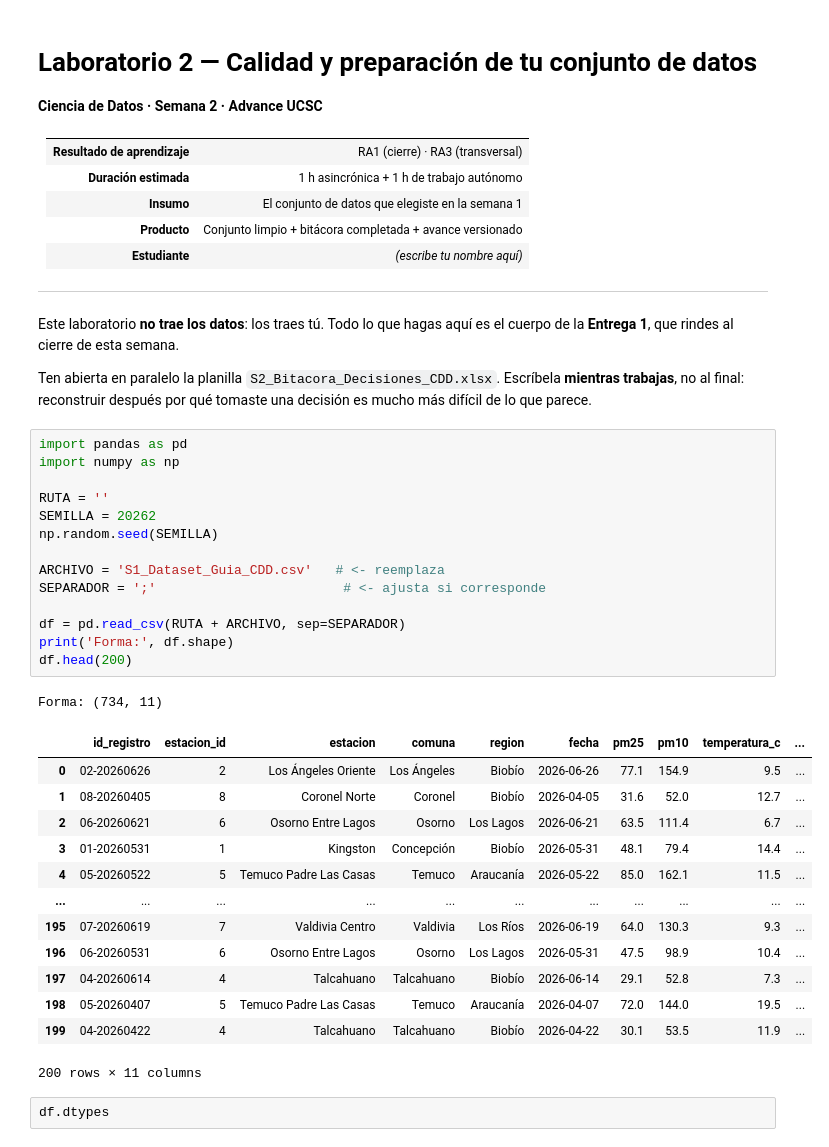
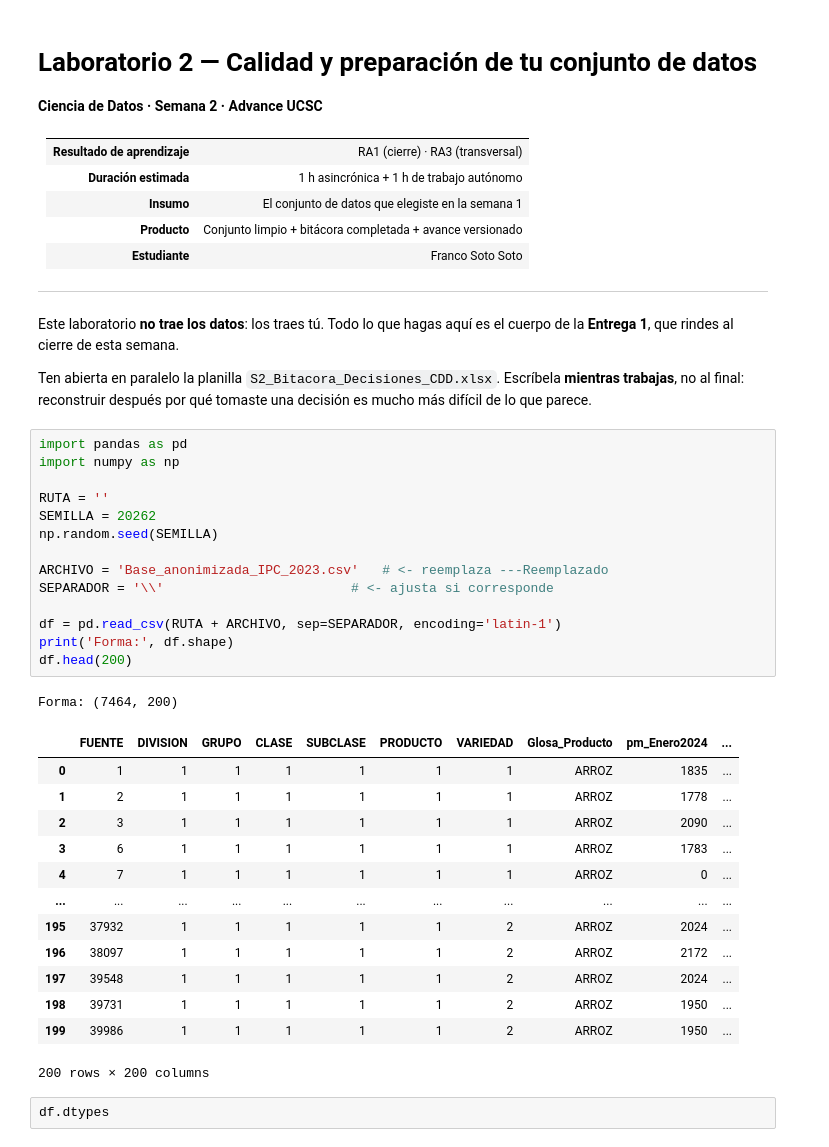
Before and after one commit to frandresst-wq/Proyecto-de-Ciencia-de-Datos, a Jupyter notebook: S2_Notebook_Laboratorio_CDD_Soto_Franco.ipynb, the cells around one changed output. Saved outputs shown, nothing was run; the diff lists cells and outputs as text.

Commit message:
Carga de archivo, modificación de separador y se agrega encoding='latin-1'

```diff
--- a/S2_Notebook_Laboratorio_CDD_Soto_Franco.ipynb
+++ b/S2_Notebook_Laboratorio_CDD_Soto_Franco.ipynb
@@ -10,7 +10,7 @@
 | **Duración estimada** | 1 h asincrónica + 1 h de trabajo autónomo |
 | **Insumo** | El conjunto de datos que elegiste en la semana 1 |
 | **Producto** | Conjunto limpio + bitácora completada + avance versionado |
-| **Estudiante** | _(escribe tu nombre aquí)_ |
+| **Estudiante** | Franco Soto Soto |
 
 ---
 
@@ -20,32 +20,32 @@ Ten abierta en paralelo la planilla `S2_Bitacora_Decisiones_CDD.xlsx`. Escríbel
 # %%
 import pandas as pd
 import numpy as np
 
 RUTA = ''
 SEMILLA = 20262
 np.random.seed(SEMILLA)
 
-ARCHIVO = 'S1_Dataset_Guia_CDD.csv'   # <- reemplaza
-SEPARADOR = ';'                        # <- ajusta si corresponde
+ARCHIVO = 'Base_anonimizada_IPC_2023.csv'   # <- reemplaza ---Reemplazado
+SEPARADOR = '\\'                        # <- ajusta si corresponde
 
-df = pd.read_csv(RUTA + ARCHIVO, sep=SEPARADOR)
+df = pd.read_csv(RUTA + ARCHIVO, sep=SEPARADOR, encoding='latin-1')
 print('Forma:', df.shape)
 df.head(200)
 # %% [output]
-Forma: (734, 11)
+Forma: (7464, 200)
-|  | id_registro | estacion_id | estacion | comuna | region | fecha | pm25 | pm10 | temperatura_c | ... |
-| 0 | 02-20260626 | 2 | Los Ángeles Oriente | Los Ángeles | Biobío | 2026-06-26 | 77.1 | 154.9 | 9.5 | ... |
-| 1 | 08-20260405 | 8 | Coronel Norte | Coronel | Biobío | 2026-04-05 | 31.6 | 52.0 | 12.7 | ... |
-| 2 | 06-20260621 | 6 | Osorno Entre Lagos | Osorno | Los Lagos | 2026-06-21 | 63.5 | 111.4 | 6.7 | ... |
-| 3 | 01-20260531 | 1 | Kingston | Concepción | Biobío | 2026-05-31 | 48.1 | 79.4 | 14.4 | ... |
-| 4 | 05-20260522 | 5 | Temuco Padre Las Casas | Temuco | Araucanía | 2026-05-22 | 85.0 | 162.1 | 11.5 | ... |
+|  | FUENTE | DIVISION | GRUPO | CLASE | SUBCLASE | PRODUCTO | VARIEDAD | Glosa_Producto | pm_Enero2024 | ... |
+| 0 | 1 | 1 | 1 | 1 | 1 | 1 | 1 | ARROZ | 1835 | ... |
+| 1 | 2 | 1 | 1 | 1 | 1 | 1 | 1 | ARROZ | 1778 | ... |
+| 2 | 3 | 1 | 1 | 1 | 1 | 1 | 1 | ARROZ | 2090 | ... |
+| 3 | 6 | 1 | 1 | 1 | 1 | 1 | 1 | ARROZ | 1783 | ... |
+| 4 | 7 | 1 | 1 | 1 | 1 | 1 | 1 | ARROZ | 0 | ... |
 | ... | ... | ... | ... | ... | ... | ... | ... | ... | ... | ... |
-| 195 | 07-20260619 | 7 | Valdivia Centro | Valdivia | Los Ríos | 2026-06-19 | 64.0 | 130.3 | 9.3 | ... |
-| 196 | 06-20260531 | 6 | Osorno Entre Lagos | Osorno | Los Lagos | 2026-05-31 | 47.5 | 98.9 | 10.4 | ... |
-| 197 | 04-20260614 | 4 | Talcahuano | Talcahuano | Biobío | 2026-06-14 | 29.1 | 52.8 | 7.3 | ... |
-| 198 | 05-20260407 | 5 | Temuco Padre Las Casas | Temuco | Araucanía | 2026-04-07 | 72.0 | 144.0 | 19.5 | ... |
-| 199 | 04-20260422 | 4 | Talcahuano | Talcahuano | Biobío | 2026-04-22 | 30.1 | 53.5 | 11.9 | ... |
+| 195 | 37932 | 1 | 1 | 1 | 1 | 1 | 2 | ARROZ | 2024 | ... |
+| 196 | 38097 | 1 | 1 | 1 | 1 | 1 | 2 | ARROZ | 2172 | ... |
+| 197 | 39548 | 1 | 1 | 1 | 1 | 1 | 2 | ARROZ | 2024 | ... |
+| 198 | 39731 | 1 | 1 | 1 | 1 | 1 | 2 | ARROZ | 1950 | ... |
+| 199 | 39986 | 1 | 1 | 1 | 1 | 1 | 2 | ARROZ | 1950 | ... |
-200 rows × 11 columns
+200 rows × 200 columns
 # %%
 df.dtypes
 # %% [output]
```
